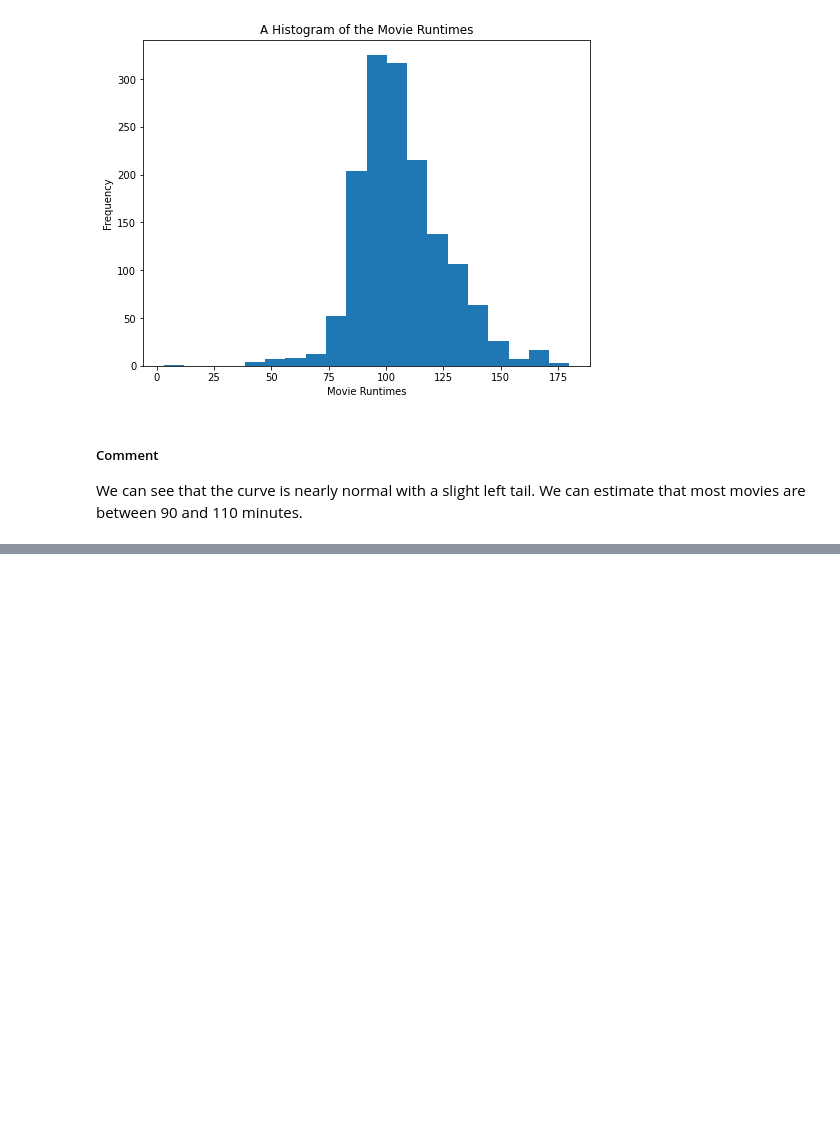
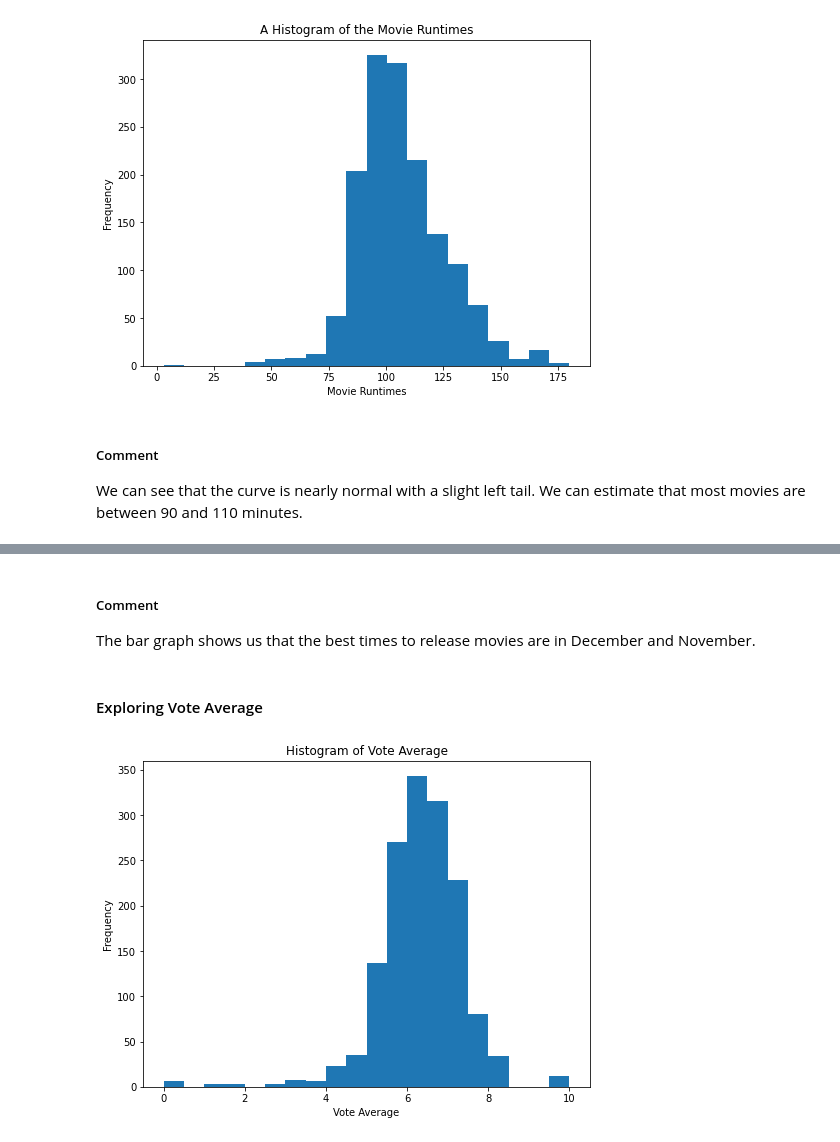
Before and after one commit to ggeorgekkariuki/Microsoft-Movie-Analysis, a Jupyter notebook: student.ipynb, the cells around one changed output, grey strips where cells are left out. Saved outputs shown, nothing was run; the diff lists cells and outputs as text; code cells hidden in the pictures; blank space fills up the shorter version.

```diff
--- a/student.ipynb
+++ b/student.ipynb
@@ -547,0 +559,12 @@ We can see that the curve is nearly normal with a slight left tail. We can estim
+# %% [markdown]
+##### Comment
+The bar graph shows us that the best times to release movies are in December and November.
+# %% [markdown]
+#### Exploring Vote Average
+# %%
+plot_hist(data=movies_df.vote_average,
+         title="Histogram of Vote Average",
+         xlabel="Vote Average",
+         ylabel="Frequency")
+# %% [output]
+[figure, added]
```
Also changed, not shown: parts of 7 cells of this notebook.
